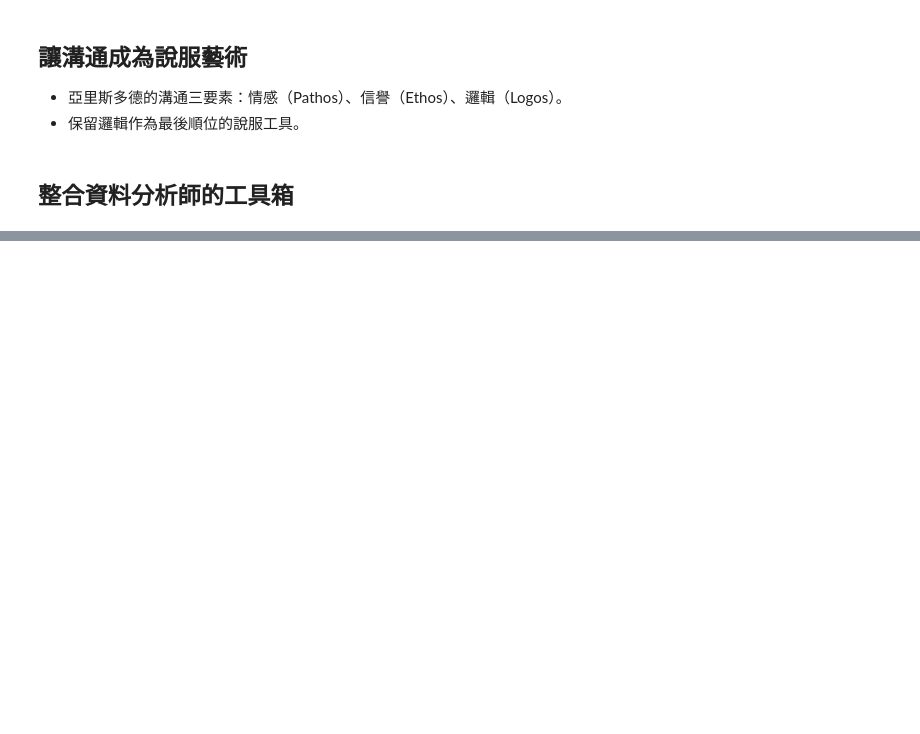
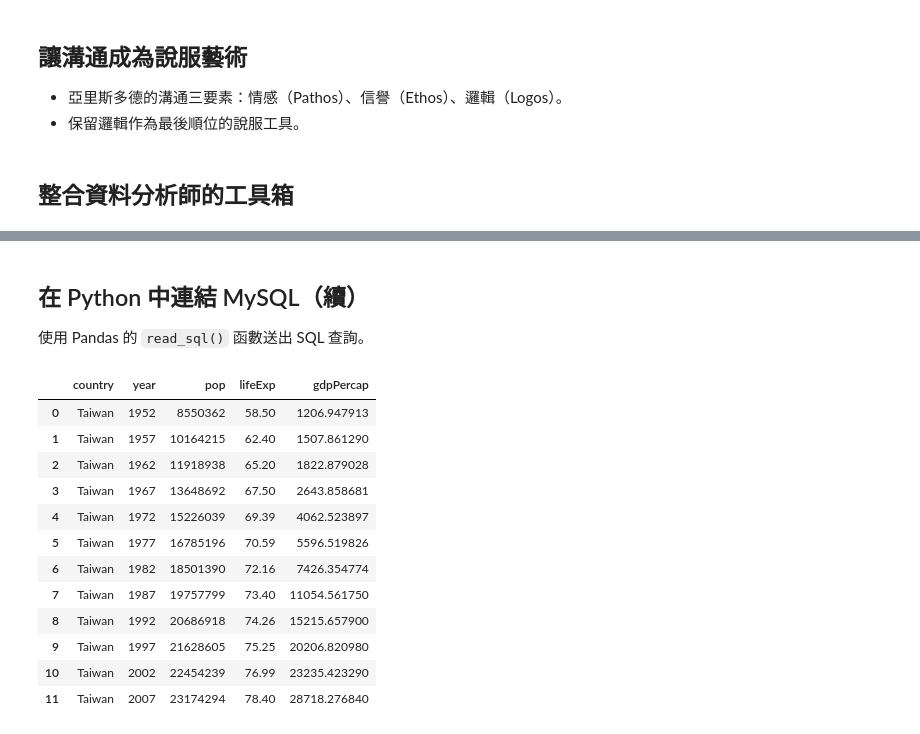
Before and after one commit to datainpoint/classroom-data-analysts-toolbox, a Jupyter notebook: lecture.ipynb, the cells around one changed output, grey strips where cells are left out. Cells and saved outputs as stored; diff of their text form; code cells hidden in the pictures; blank space fills up the shorter version.

```diff
--- a/lecture.ipynb
+++ b/lecture.ipynb
@@ -429,0 +552,37 @@ head(gapminder_csv, n = 5)
+# %%
+from sqlalchemy import create_engine
+import pymysql
+
+engine = create_engine("mysql+pymysql://root:toolbox123@localhost/toolbox")
+# %% [markdown]
+## 在 Python 中連結 MySQL（續）
+
+使用 Pandas 的 `read_sql()` 函數送出 SQL 查詢。
+# %%
+import pandas as pd
+
+sql_query = """
+SELECT country,
+       year,
+       pop,
+       lifeExp,
+       gdpPercap
+  FROM gapminder
+ WHERE country = 'Taiwan';
+"""
+result = pd.read_sql(sql_query, engine)
+result
+# %% [output]
+|  | country | year | pop | lifeExp | gdpPercap |
+| 0 | Taiwan | 1952 | 8550362 | 58.50 | 1206.947913 |
+| 1 | Taiwan | 1957 | 10164215 | 62.40 | 1507.861290 |
+| 2 | Taiwan | 1962 | 11918938 | 65.20 | 1822.879028 |
+| 3 | Taiwan | 1967 | 13648692 | 67.50 | 2643.858681 |
+| 4 | Taiwan | 1972 | 15226039 | 69.39 | 4062.523897 |
+| 5 | Taiwan | 1977 | 16785196 | 70.59 | 5596.519826 |
+| 6 | Taiwan | 1982 | 18501390 | 72.16 | 7426.354774 |
+| 7 | Taiwan | 1987 | 19757799 | 73.40 | 11054.561750 |
+| 8 | Taiwan | 1992 | 20686918 | 74.26 | 15215.657900 |
+| 9 | Taiwan | 1997 | 21628605 | 75.25 | 20206.820980 |
+| 10 | Taiwan | 2002 | 22454239 | 76.99 | 23235.423290 |
+| 11 | Taiwan | 2007 | 23174294 | 78.40 | 28718.276840 |
```
Also changed, not shown: parts of 28 cells of this notebook, 1 other file.
